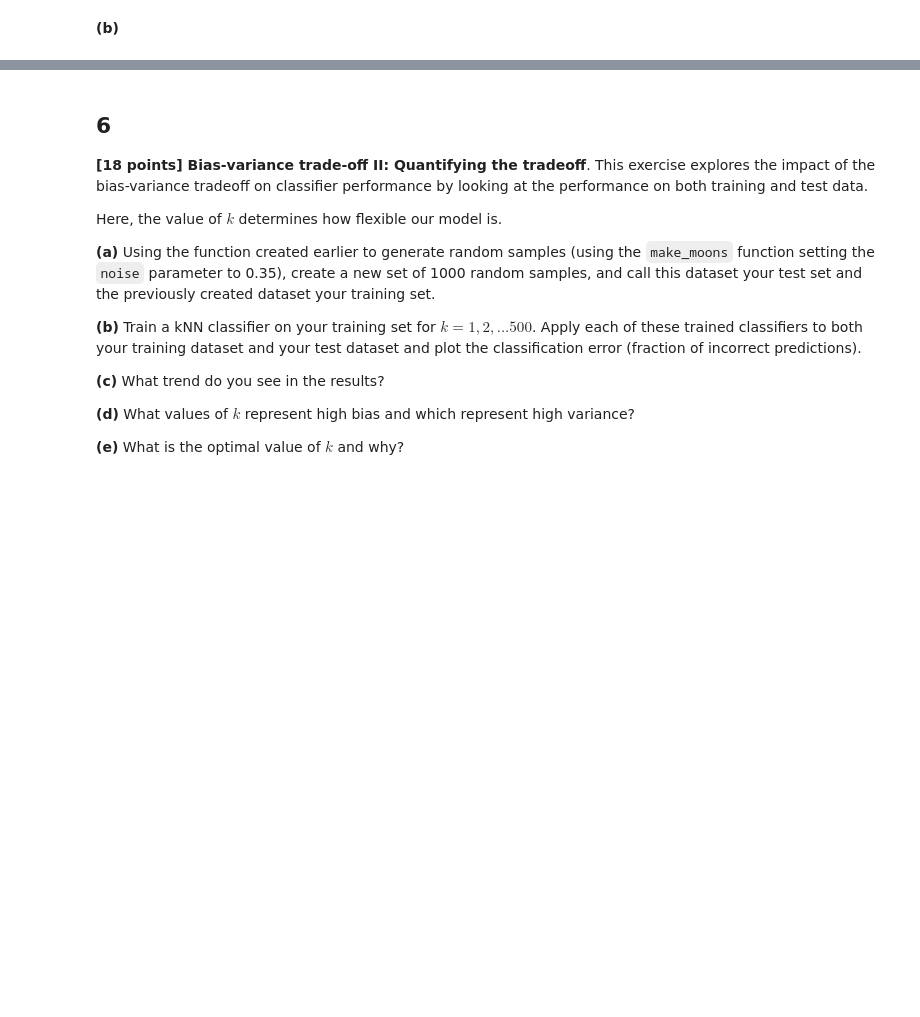
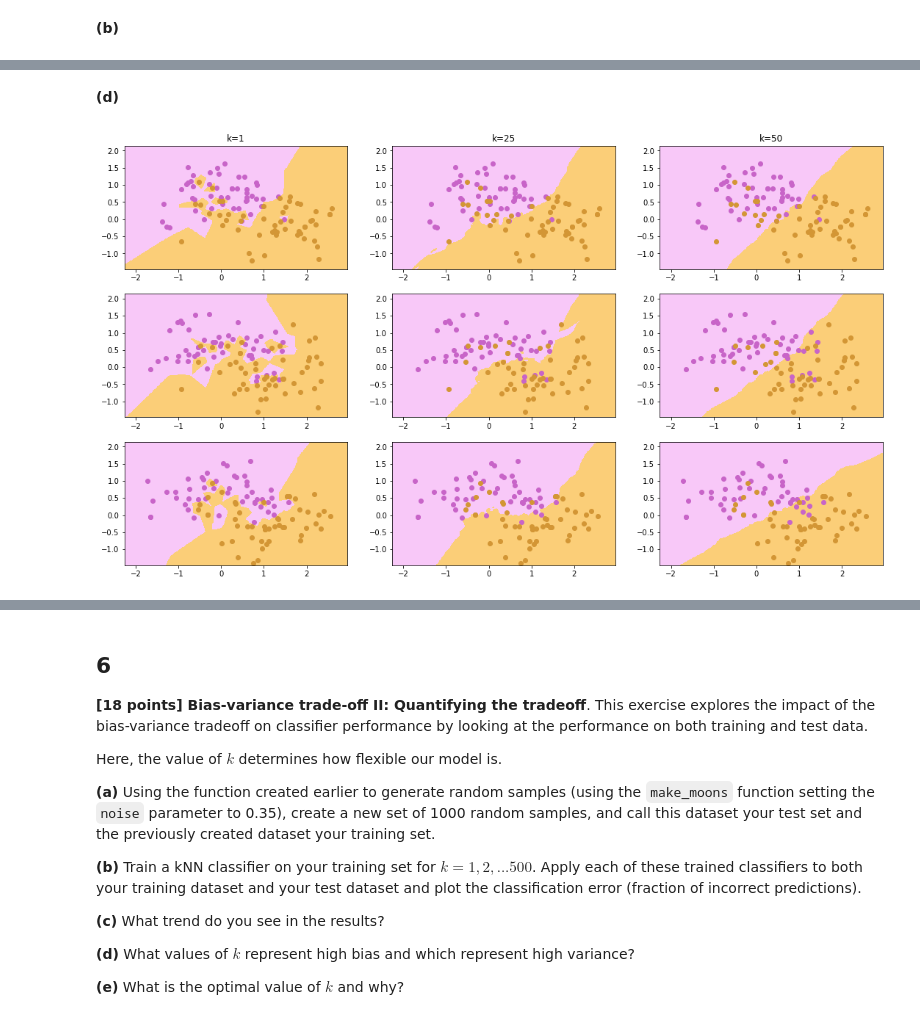
Before and after one commit to satvikk/ids705, a Jupyter notebook: assignments/Assignment_2.ipynb, the cells around one changed output, grey strips where cells are left out. Drawn from its saved outputs; the diff is of its cells as text; code cells hidden in the pictures; blank space fills up the shorter version.

```diff
--- a/assignments/Assignment_2.ipynb
+++ b/assignments/Assignment_2.ipynb
@@ -294,0 +302,38 @@ NameError: name 'r' is not defined
+# %%
+np.random.seed(1223)
+smol_xs = []
+smol_ys = []
+models = [[],[],[]]
+for i in range(3):
+    idx = np.random.randint(1000, size=100)
+    smol_xs.append(x[idx,:])
+    smol_ys.append(y[idx])
+    for j,k in enumerate([1,25,50]):
+        models[i].append(KNeighborsClassifier(n_neighbors=k))
+        models[i][j].fit(smol_xs[i], smol_ys[i])
+# %% [markdown]
+**(d)**
+# %%
+palecmp = LinearSegmentedColormap.from_list("new", [(248/255, 200/255, 248/255), (251/255, 206/255, 120/255)], N=2)
+fig, ax = plt.subplots(3,3)
+fig.set_size_inches(18.5, 10.5)
+
+h=0.02
+xx, yy = np.meshgrid(np.arange(x[:,0].min(), x[:,0].max(), h), np.arange(x[:,1].min(), x[:,1].max(), h))
+
+for i in range(3):
+    for j in range(3):
+        decision = models[i][j].predict(np.c_[xx.ravel(), yy.ravel()])
+        decision = decision.reshape(xx.shape)
+        ax[i,j].contourf(xx, yy, decision, cmap=palecmp)
+        for category in [0,1]:
+            ax[i,j].scatter(x=smol_xs[i][smol_ys[i]==category, 0],
+                            y=smol_xs[i][smol_ys[i]==category, 1],
+                            color=newcmp(category),
+                            label = "category "+ str(category))
+ax[0,0].set_title("k=1")
+ax[0,1].set_title("k=25")
+ax[0,2].set_title("k=50")
+None
+# %% [output]
+[figure, added]
```
Also changed, not shown: parts of 34 cells of this notebook, 1 other file.
